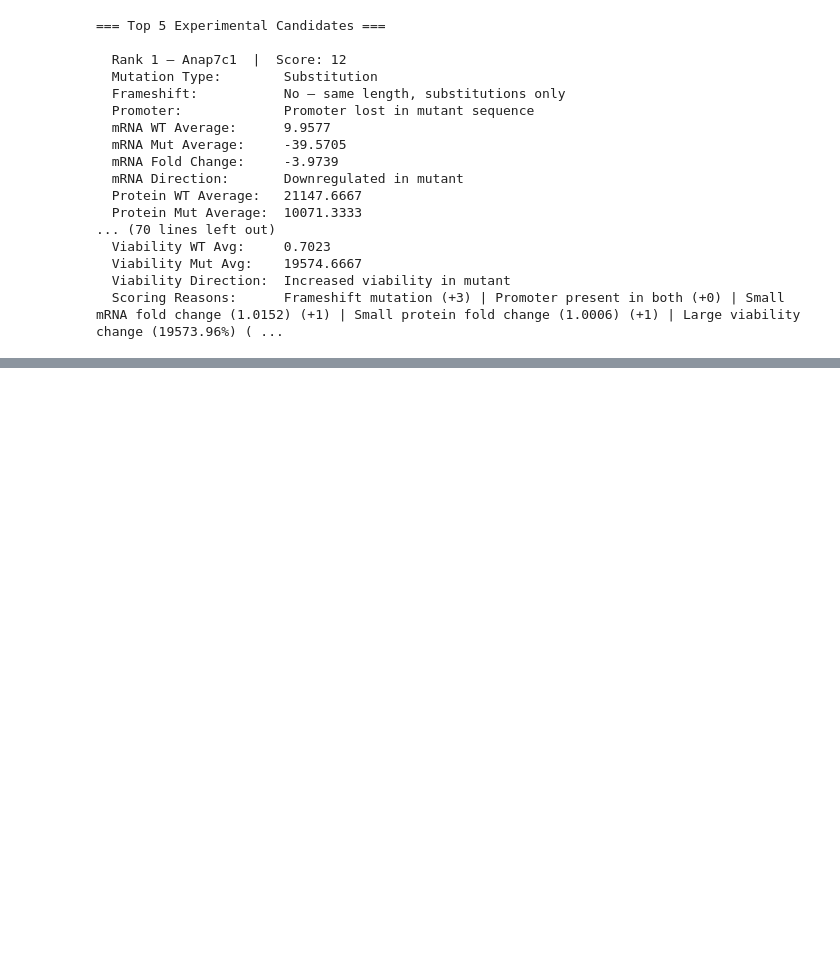
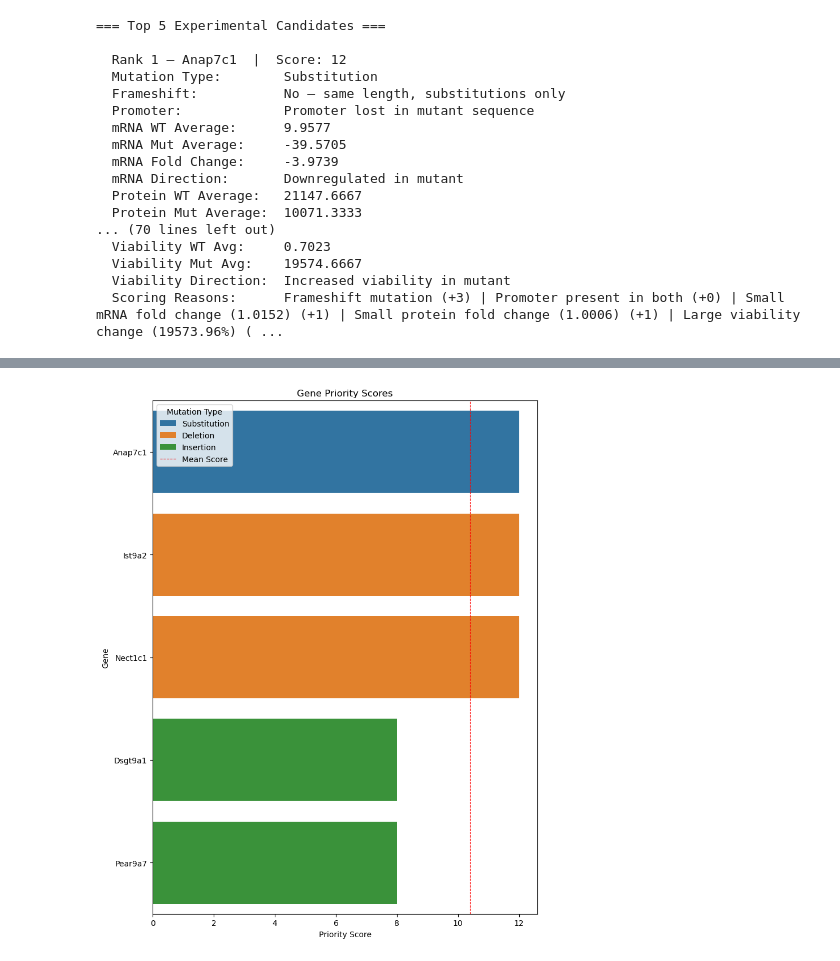
Before and after one commit to KMaiolino/BT5511_KAM, a Jupyter notebook: Biological Computation Report.ipynb, the cells around one changed output, grey strips where cells are left out. Saved outputs shown, nothing was run; the diff lists cells and outputs as text; code cells hidden in the pictures; blank space fills up the shorter version.

```diff
--- a/Biological Computation Report.ipynb
+++ b/Biological Computation Report.ipynb
@@ -1431,0 +1440,24 @@ plt.show()
+# %%
+## bar chart that shows the top 5 genes chosen
+
+## import the scores we determined earlier
+scores_df = top5_df.sort_values("priority_score", ascending=True)
+
+## create the plot
+fig, ax = plt.subplots(figsize=(8, 10))
+sbn.barplot(top5_df, x="priority_score", y="Gene",
+            hue="mutation_type", ax=ax, orient="h")
+ax.set_title("Gene Priority Scores")
+ax.set_xlabel("Priority Score")
+ax.set_ylabel("Gene")
+ax.axvline(x=top5_df["priority_score"].mean(), color="red",
+           linestyle="--", linewidth=0.8, label="Mean Score")
+
+## show which type of mutation each gene is
+ax.legend(title="Mutation Type")
+plt.tight_layout()
+
+## display the plot
+plt.show()
+# %% [output]
+[figure, added]
```
Also changed, not shown: parts of 2 cells of this notebook.
